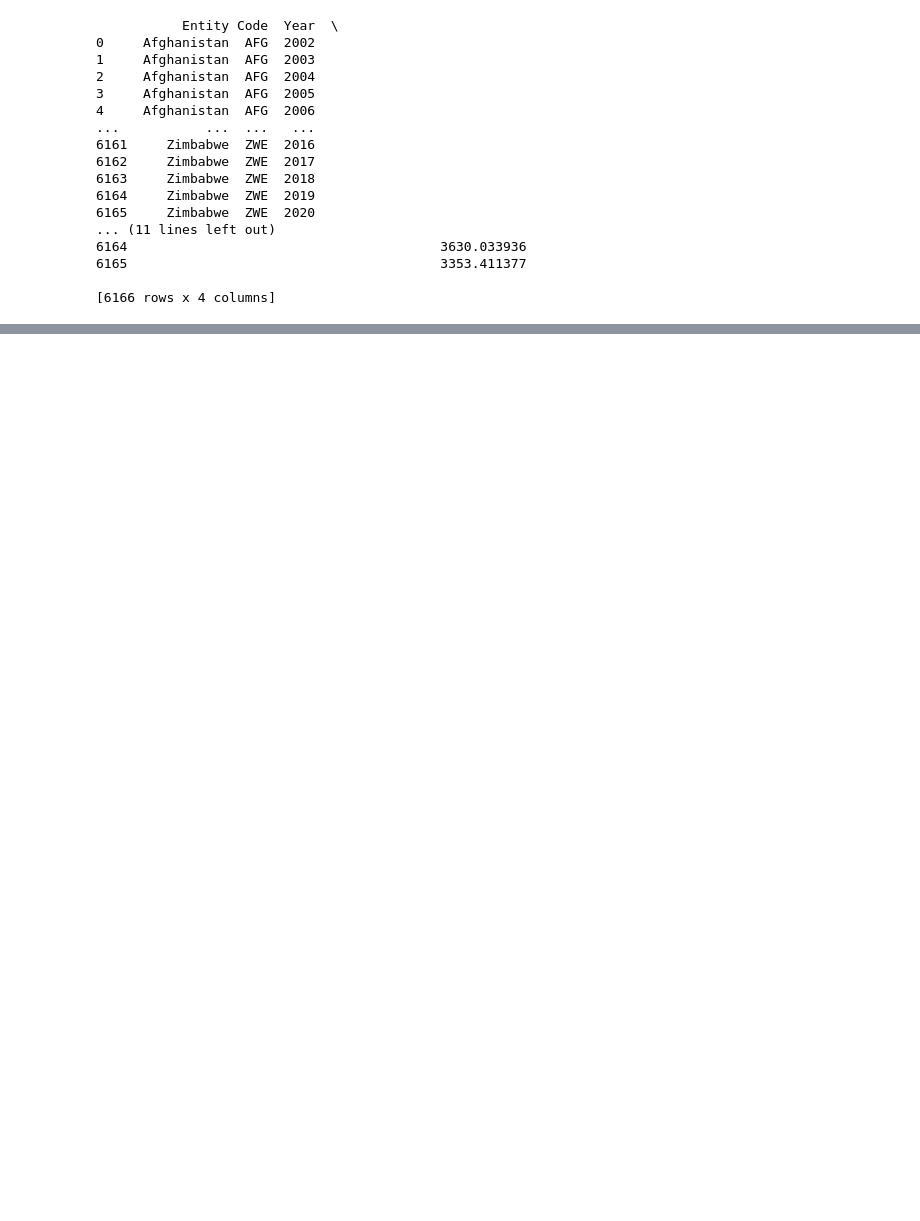
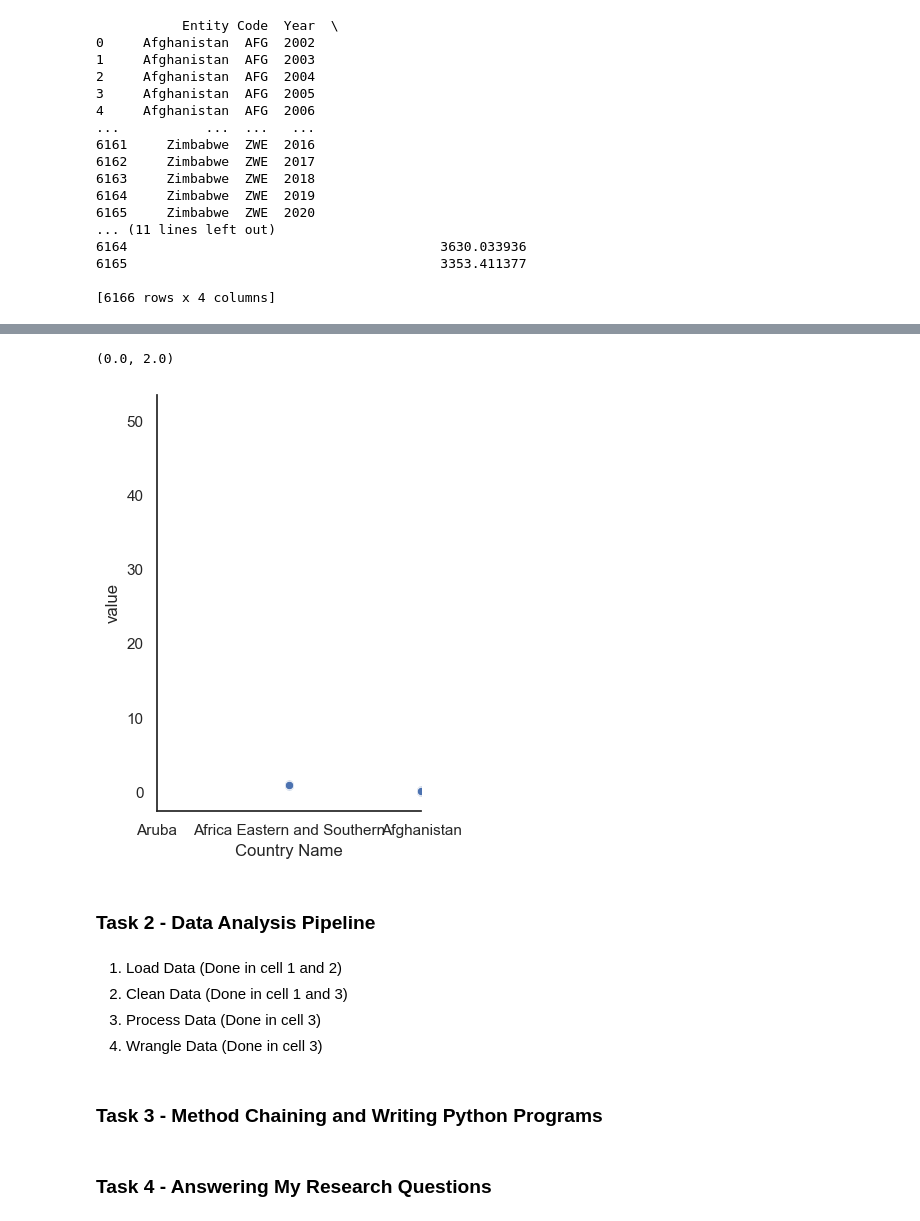
Before and after one commit to ubco-W2022T1-cosc301/project-group42, a Jupyter notebook: notebooks/analysis2.ipynb, the cells around one changed output, grey strips where cells are left out. Drawn from its saved outputs; the diff is of its cells as text; code cells hidden in the pictures; blank space fills up the shorter version.

```diff
--- a/notebooks/analysis2.ipynb
+++ b/notebooks/analysis2.ipynb
@@ -55,0 +126,17 @@ print(dataGDP)
+# %%
+sns.relplot(data=dataEmissions, x="Country Name", y="value")
+plt.xlim(0, 2)
+# %% [output]
+(0.0, 2.0)
+[figure, added]
+# %% [markdown]
+### Task 2 - Data Analysis Pipeline
+# %% [markdown]
+1. Load Data (Done in cell 1 and 2)
+2. Clean Data (Done in cell 1 and 3)
+3. Process Data (Done in cell 3)
+4. Wrangle Data (Done in cell 3)
+# %% [markdown]
+### Task 3 - Method Chaining and Writing Python Programs
+# %% [markdown]
+### Task 4 - Answering My Research Questions
```
Also changed, not shown: parts of 9 cells of this notebook, 5 other files.
